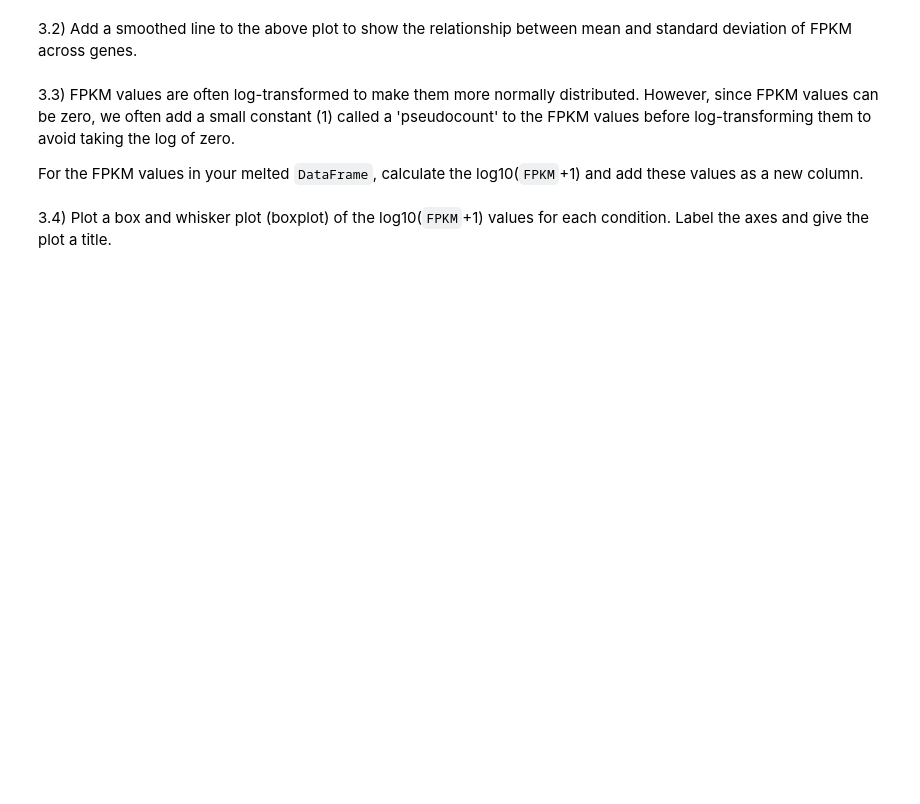
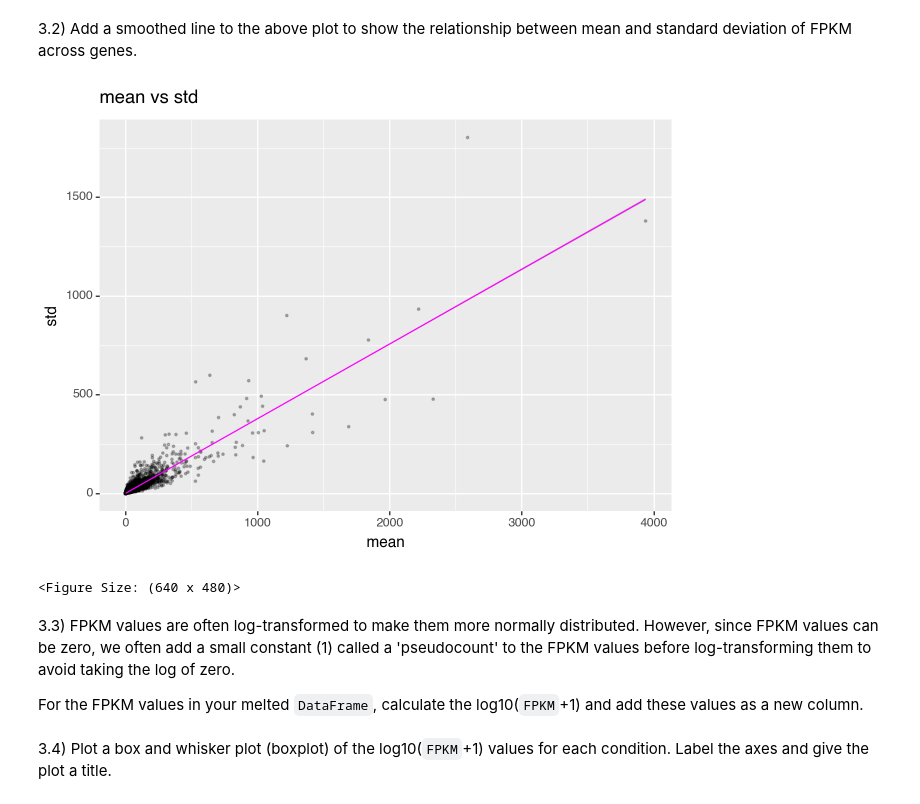
Before and after one commit to gofflab/quant_mol_neuro_2023, a Jupyter notebook: modules/module2/problemset/module2_problemset.ipynb, the cells around one changed output. Drawn from its saved outputs; the diff is of its cells as text; code cells hidden in the pictures; blank space fills up the shorter version.

```diff
--- a/modules/module2/problemset/module2_problemset.ipynb
+++ b/modules/module2/problemset/module2_problemset.ipynb
@@ -79,5 +280,17 @@ Upon completion of the transformation, validate the dimensions of your new DataF
 # %% [markdown]
 3.2) Add a smoothed line to the above plot to show the relationship between mean and standard deviation of FPKM across genes.
+# %%
+(
+    pn.ggplot(df, pn.aes(x="mean", y="std"))
+    + pn.geom_point(alpha=0.25, size=0.5)
+    + pn.geom_smooth(method="lm", color="magenta", size=0.5)
+    + pn.xlab("mean")
+    + pn.ylab("std")
+    + pn.labs(title="mean vs std")
+)
+# %% [output]
+[figure, added]
+<Figure Size: (640 x 480)>
 # %% [markdown]
 3.3) FPKM values are often log-transformed to make them more normally distributed. However, since FPKM values can be zero, we often add a small constant (1) called a 'pseudocount' to the FPKM values before log-transforming them to avoid taking the log of zero.
 
```
Also changed, not shown: parts of 23 cells of this notebook, 1 other file.
